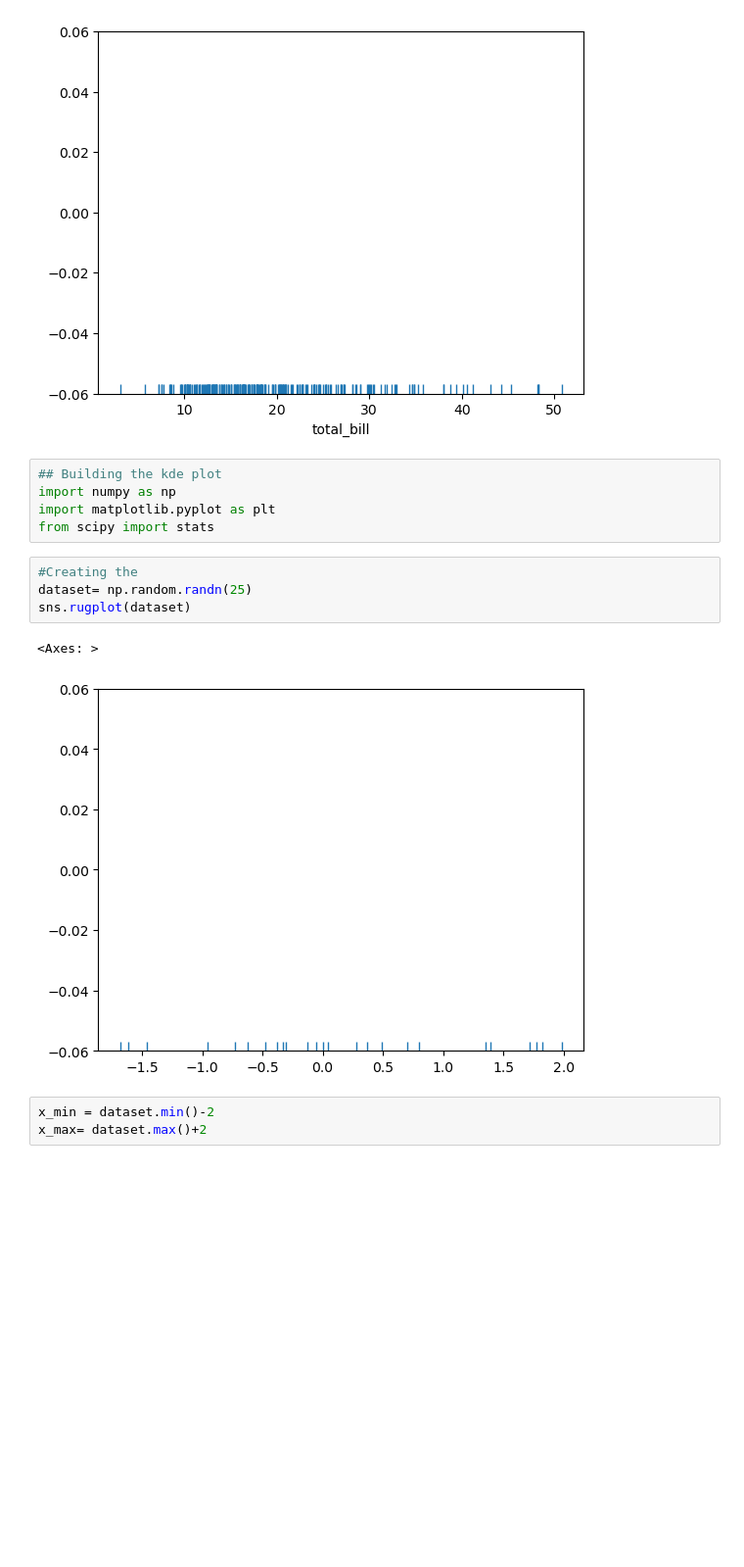
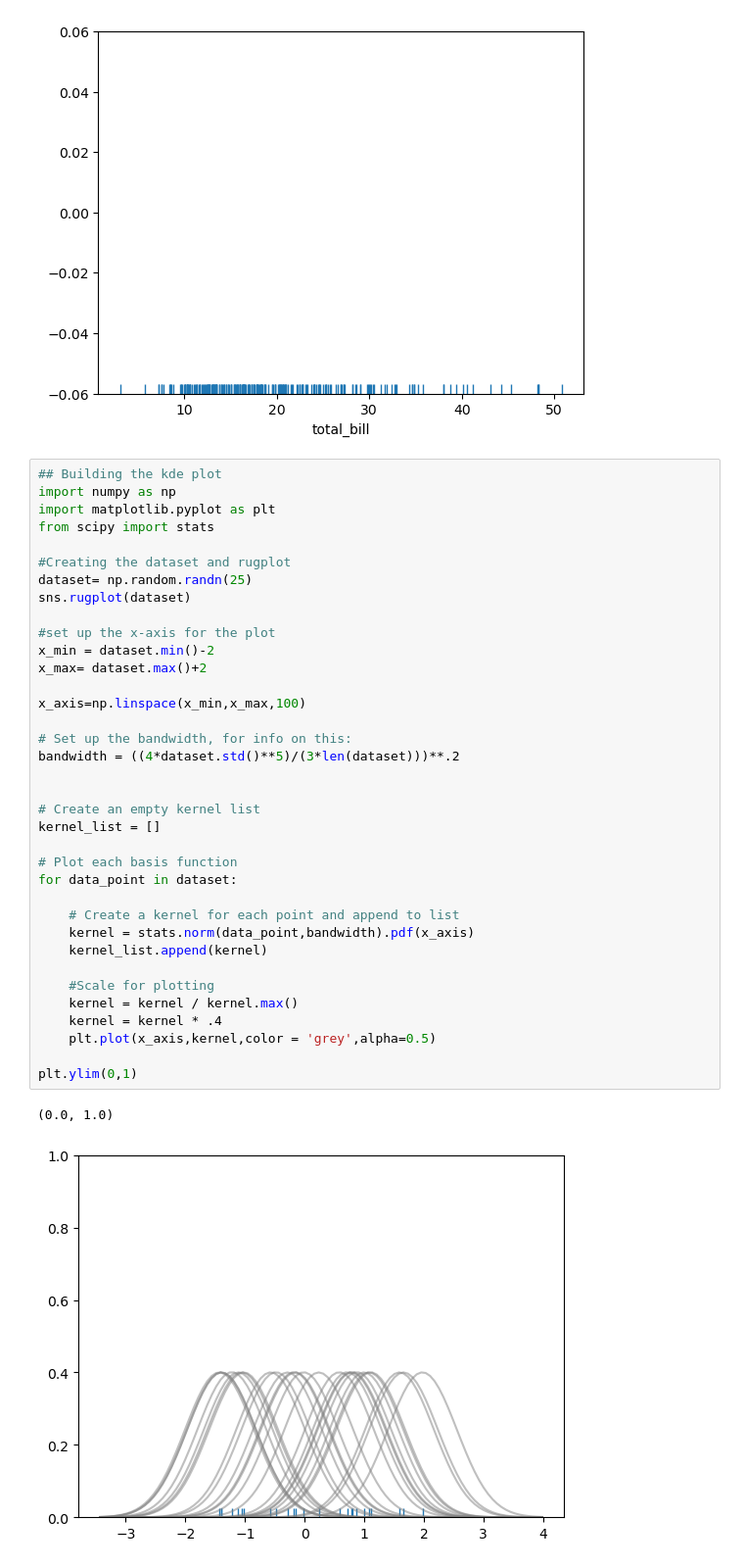
Before and after one commit to JenasJermaine/Learning-Data-Science-and-Machine-Learning, a Jupyter notebook: Data Viz- Seaborn/Distribution Plots.ipynb, the cells around one changed output. Shown: that part at 98% size. Saved outputs shown, nothing was run; the diff lists cells and outputs as text; blank space fills up the shorter version.

```diff
--- a/Data Viz- Seaborn/Distribution Plots.ipynb
+++ b/Data Viz- Seaborn/Distribution Plots.ipynb
@@ -88,18 +88,42 @@ sns.rugplot(tips['total_bill'])
 # %% [output]
 <Axes: xlabel='total_bill'>
 [figure]
-# %%
-## Building the kde plot
-import numpy as np
-import matplotlib.pyplot as plt
-from scipy import stats
-# %%
-#Creating the
-dataset= np.random.randn(25)
-sns.rugplot(dataset)
-# %% [output]
-<Axes: >
-[figure, removed]
-# %%
-x_min = dataset.min()-2
-x_max= dataset.max()+2
+# %%
+## Building the kde plot
+import numpy as np
+import matplotlib.pyplot as plt
+from scipy import stats
+
+#Creating the dataset and rugplot
+dataset= np.random.randn(25)
+sns.rugplot(dataset)
+
+#set up the x-axis for the plot
+x_min = dataset.min()-2
+x_max= dataset.max()+2
+
+x_axis=np.linspace(x_min,x_max,100)
+
+# Set up the bandwidth, for info on this:
+bandwidth = ((4*dataset.std()**5)/(3*len(dataset)))**.2
+
+
+# Create an empty kernel list
+kernel_list = []
+
+# Plot each basis function
+for data_point in dataset:
+
+    # Create a kernel for each point and append to list
+    kernel = stats.norm(data_point,bandwidth).pdf(x_axis)
+    kernel_list.append(kernel)
+
+    #Scale for plotting
+    kernel = kernel / kernel.max()
+    kernel = kernel * .4
+    plt.plot(x_axis,kernel,color = 'grey',alpha=0.5)
+
+plt.ylim(0,1)
+# %% [output]
+(0.0, 1.0)
+[figure, added]
```
Also changed, not shown: parts of 2 cells of this notebook, 1 other file.
